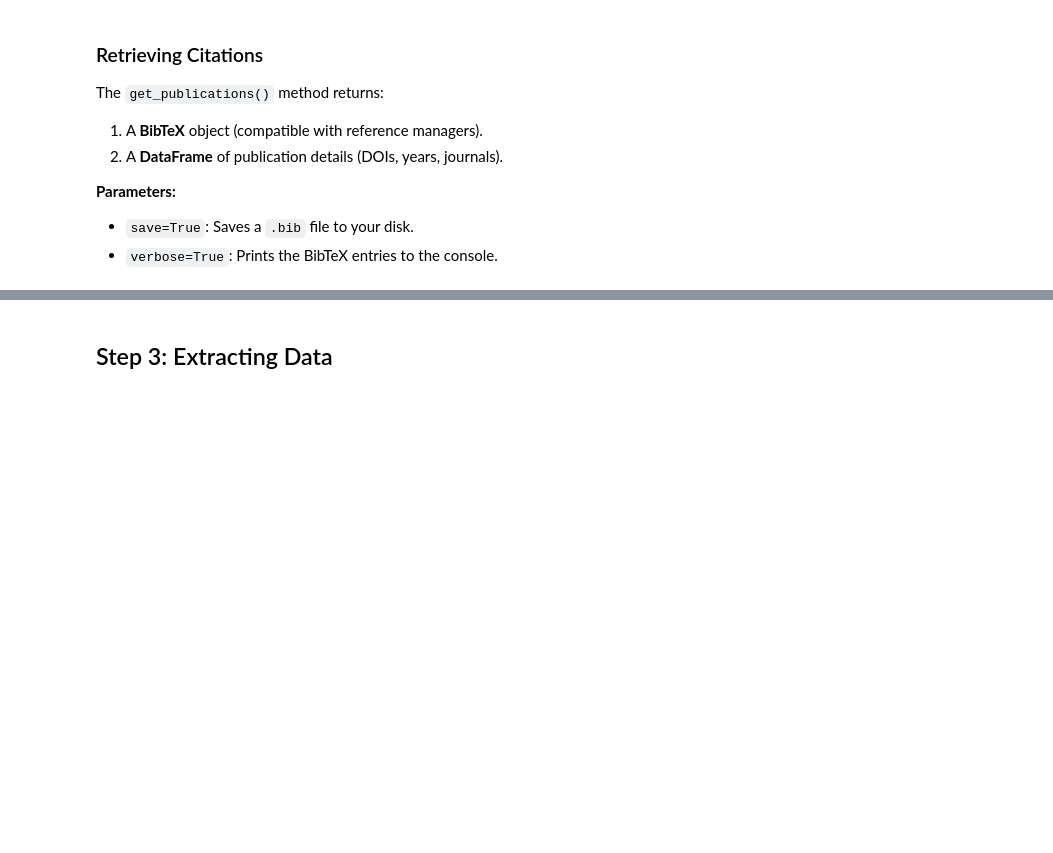
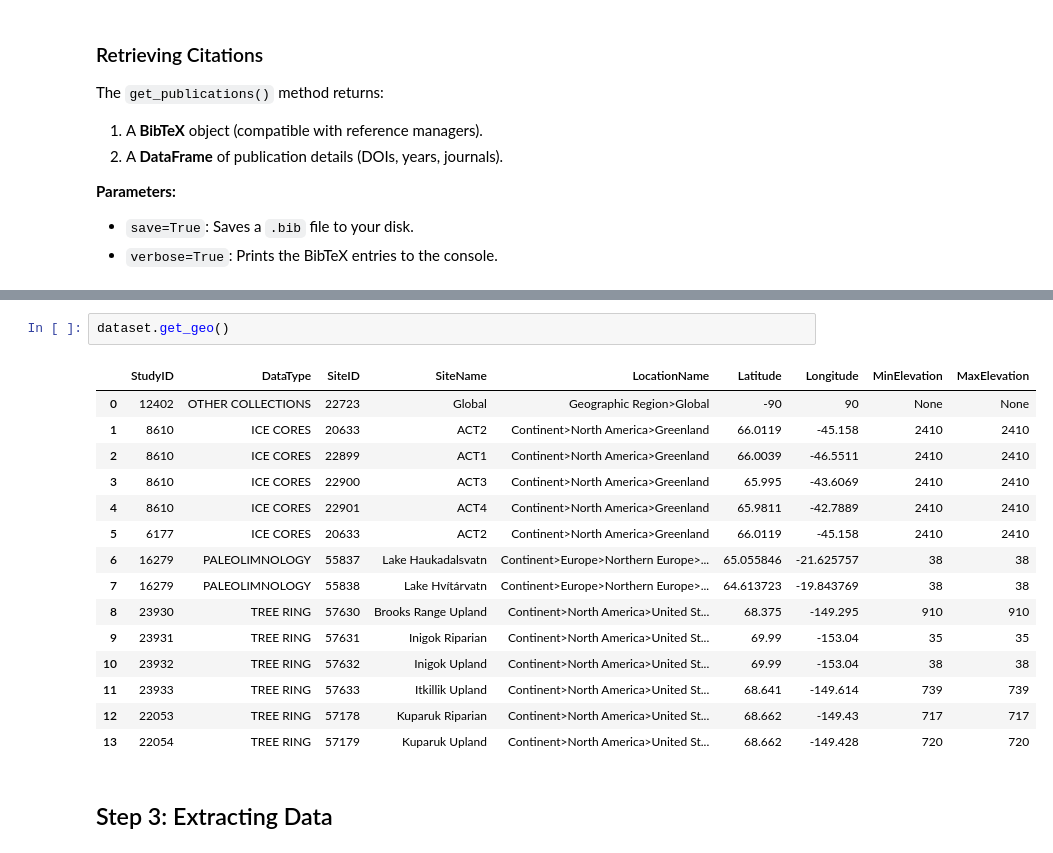
Before and after one commit to LinkedEarth/PyleoTUPS, a Jupyter notebook: examples/tutorial-noaa.ipynb, the cells around one changed output, grey strips where cells are left out. Drawn from its saved outputs; the diff is of its cells as text; blank space fills up the shorter version.

```diff
--- a/examples/tutorial-noaa.ipynb
+++ b/examples/tutorial-noaa.ipynb
@@ -233,3 +248,21 @@ dataset.get_publications(save=True)
+# %%
+dataset.get_geo()
+# %% [output]
+|  | StudyID | DataType | SiteID | SiteName | LocationName | Latitude | Longitude | MinElevation | MaxElevation |
+| 0 | 12402 | OTHER COLLECTIONS | 22723 | Global | Geographic Region>Global | -90 | 90 | None | None |
+| 1 | 8610 | ICE CORES | 20633 | ACT2 | Continent>North America>Greenland | 66.0119 | -45.158 | 2410 | 2410 |
+| 2 | 8610 | ICE CORES | 22899 | ACT1 | Continent>North America>Greenland | 66.0039 | -46.5511 | 2410 | 2410 |
+| 3 | 8610 | ICE CORES | 22900 | ACT3 | Continent>North America>Greenland | 65.995 | -43.6069 | 2410 | 2410 |
+| 4 | 8610 | ICE CORES | 22901 | ACT4 | Continent>North America>Greenland | 65.9811 | -42.7889 | 2410 | 2410 |
+| 5 | 6177 | ICE CORES | 20633 | ACT2 | Continent>North America>Greenland | 66.0119 | -45.158 | 2410 | 2410 |
+| 6 | 16279 | PALEOLIMNOLOGY | 55837 | Lake Haukadalsvatn | Continent>Europe>Northern Europe>... | 65.055846 | -21.625757 | 38 | 38 |
+| 7 | 16279 | PALEOLIMNOLOGY | 55838 | Lake Hvítárvatn | Continent>Europe>Northern Europe>... | 64.613723 | -19.843769 | 38 | 38 |
+| 8 | 23930 | TREE RING | 57630 | Brooks Range Upland | Continent>North America>United St... | 68.375 | -149.295 | 910 | 910 |
+| 9 | 23931 | TREE RING | 57631 | Inigok Riparian | Continent>North America>United St... | 69.99 | -153.04 | 35 | 35 |
+| 10 | 23932 | TREE RING | 57632 | Inigok Upland | Continent>North America>United St... | 69.99 | -153.04 | 38 | 38 |
+| 11 | 23933 | TREE RING | 57633 | Itkillik Upland | Continent>North America>United St... | 68.641 | -149.614 | 739 | 739 |
+| 12 | 22053 | TREE RING | 57178 | Kuparuk Riparian | Continent>North America>United St... | 68.662 | -149.43 | 717 | 717 |
+| 13 | 22054 | TREE RING | 57179 | Kuparuk Upland | Continent>North America>United St... | 68.662 | -149.428 | 720 | 720 |
 # %% [markdown]
 ## Step 3: Extracting Data
 # %% [markdown]
```
Also changed, not shown: parts of 15 cells of this notebook, 1 other file.
